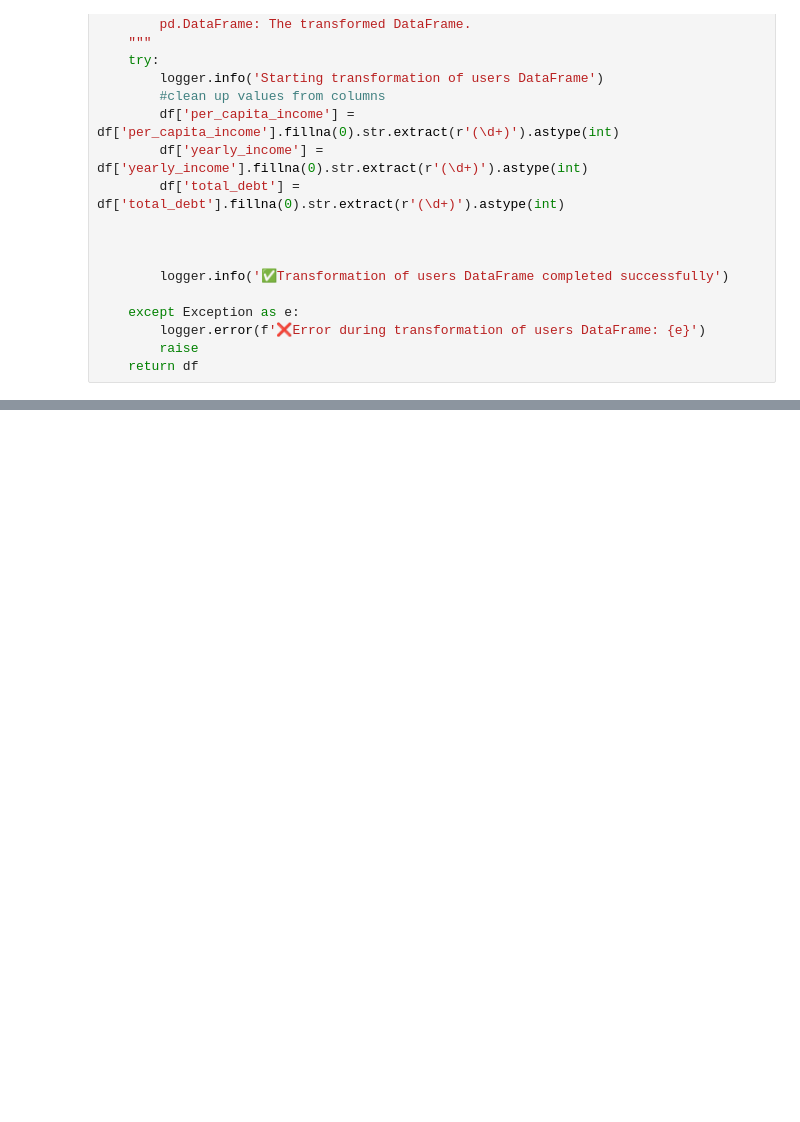
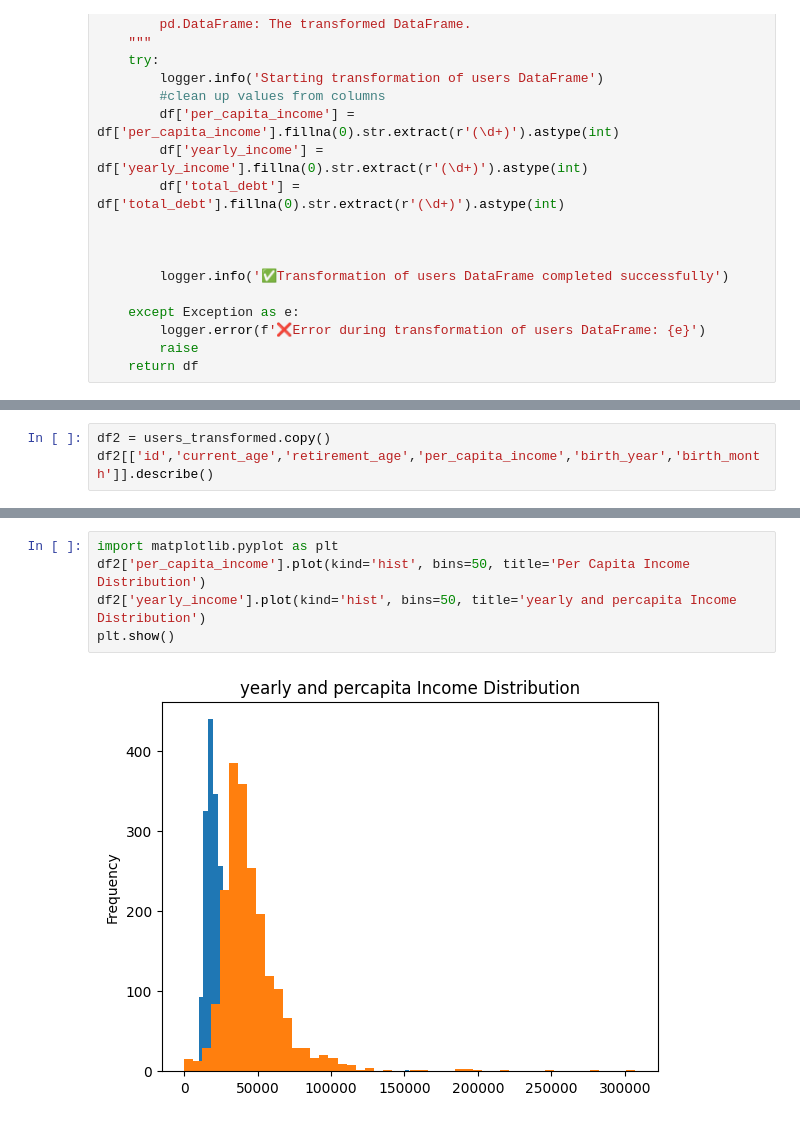
Before and after one commit to jimmyuchuvo/financial_transactions_project, a Jupyter notebook: scripts/EDA_users_data.ipynb, the cells around one changed output, grey strips where cells are left out. Saved outputs shown, nothing was run; the diff lists cells and outputs as text; blank space fills up the shorter version.

```diff
--- a/scripts/EDA_users_data.ipynb
+++ b/scripts/EDA_users_data.ipynb
@@ -154,0 +188,3 @@ def extract_users_data() -> pd.DataFrame:
+# %%
+df2 = users_transformed.copy()
+df2[['id','current_age','retirement_age','per_capita_income','birth_year','birth_month']].describe()
@@ -154,0 +201,7 @@ def extract_users_data() -> pd.DataFrame:
+# %%
+import matplotlib.pyplot as plt
+df2['per_capita_income'].plot(kind='hist', bins=50, title='Per Capita Income Distribution')
+df2['yearly_income'].plot(kind='hist', bins=50, title='yearly and percapita Income Distribution')
+plt.show()
+# %% [output]
+[figure, added]
```
Also changed, not shown: parts of 19 cells of this notebook, 4 other files.
